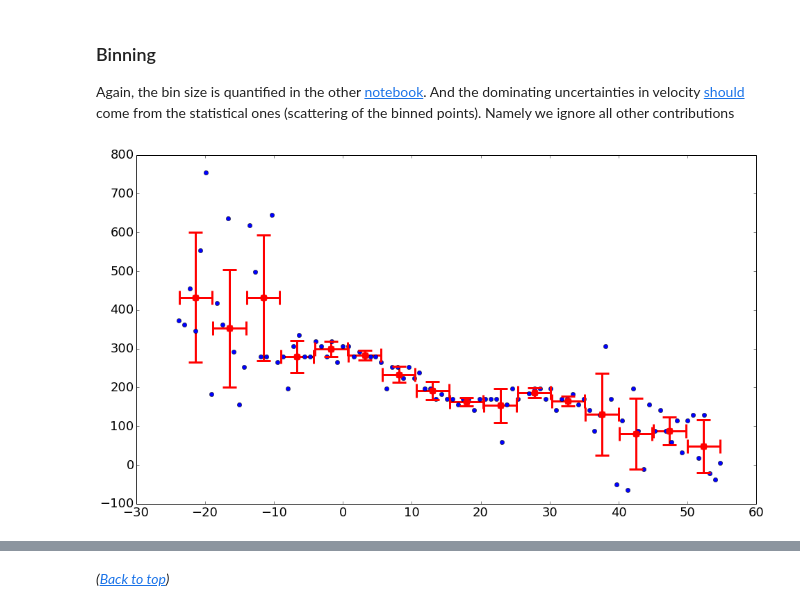
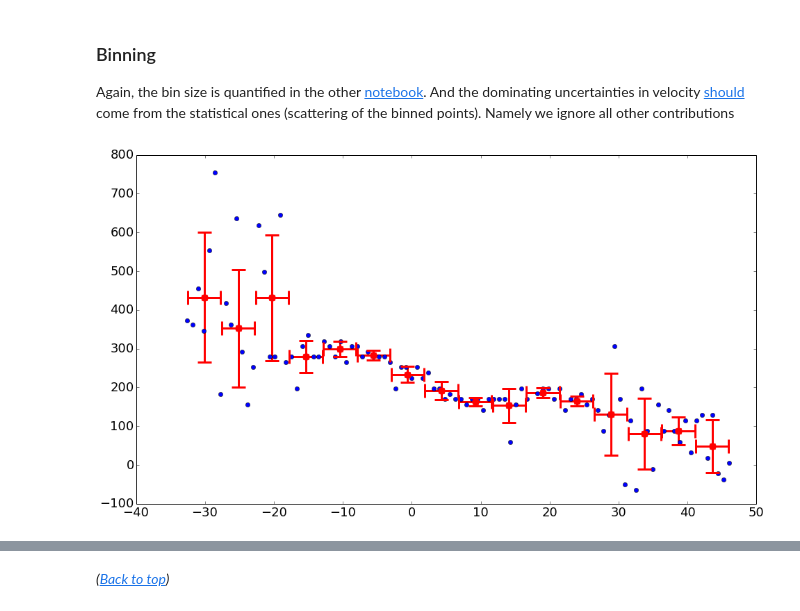
Before and after one commit to Mipanox/PHYS301, a Jupyter notebook: Project/SpecAna.ipynb, the cells around one changed output, grey strips where cells are left out. Drawn from its saved outputs; the diff is of its cells as text; code cells hidden in the pictures.

```diff
--- a/Project/SpecAna.ipynb
+++ b/Project/SpecAna.ipynb
@@ -322,30 +320,30 @@ Again, the bin size is quantified in the other [notebook](https://nbviewer.jupyt
 # %%
 ##
 binsize = np.load(workdir+'others/binsize.npy')
 nbins = M82_spa.shape[0] / binsize[0]
 
 xerr = binsize[0]/2*plate_scale.value
 
 
 ##
 n, _   = np.histogram(M82_spa[notnan], bins=nbins)
 sy, _  = np.histogram(M82_spa[notnan], bins=nbins, weights=M82_vel[notnan])
 sy2, _ = np.histogram(M82_spa[notnan], bins=nbins, weights=M82_vel[notnan]**2)
 mean = sy / n
 std = np.sqrt(sy2/n - mean*mean)
 
 plt.figure(figsize=(16,9))
-plt.plot(x, M82_vel, 'bo')
+plt.plot(M82_spa, M82_vel, 'bo')
 plt.errorbar((_[1:] + _[:-1])/2, mean, xerr=xerr, yerr=std,
              fmt='r.',capsize=10,capthick=3,elinewidth=3,markersize=20)
 
 ##
 M82_spa_binned = np.copy((_[1:] + _[:-1])/2)
 M82_spa_binerr = np.copy(xerr)
 M82_vel_binned = np.copy(mean-v_sys.value)
 M82_vel_binerr = np.copy(std)
 # %% [output]
-[figure, old version]
+[figure, new version]
 # %%
 plt.figure(figsize=(16,9))
 plt.errorbar(M82_spa_binned, M82_vel_binned,
```
Also changed, not shown: parts of 5 cells of this notebook, 4 other files.
